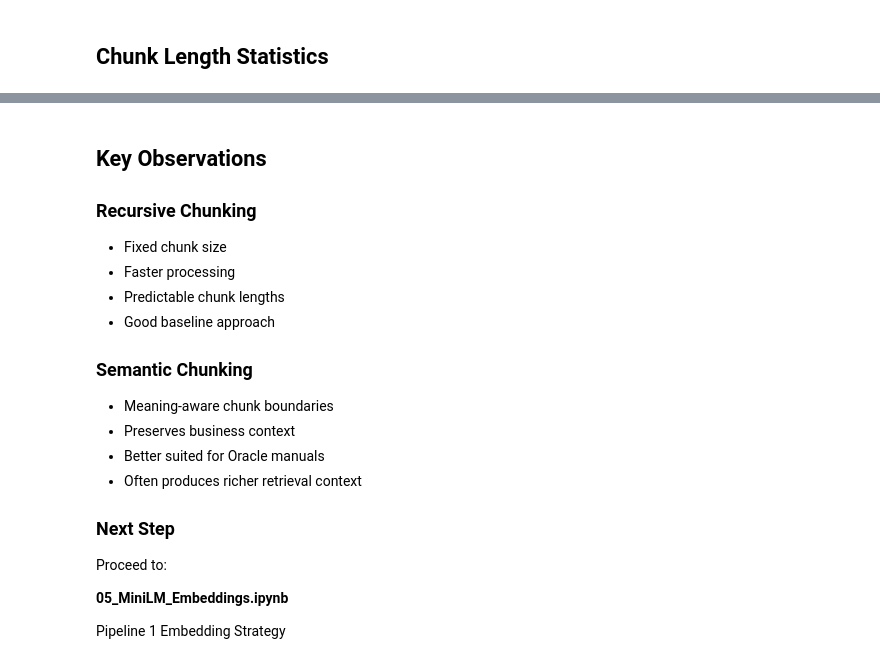
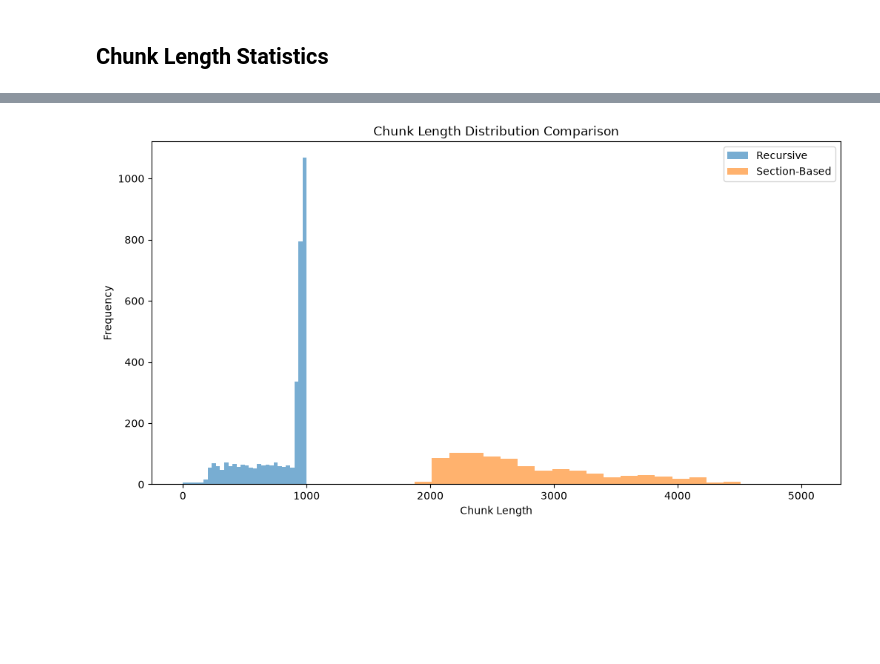
Before and after one commit to jnandanavanam-byte/oracle-rag-comparison-lab, a Jupyter notebook: notebooks/04_Chunking_Comparison.ipynb, the cells around one changed output, grey strips where cells are left out. Cells and saved outputs as stored; diff of their text form; code cells hidden in the pictures; blank space fills up the shorter version.

Commit message:
Implement chunking comparison and finalize chunking strategies

```diff
--- a/notebooks/04_Chunking_Comparison.ipynb
+++ b/notebooks/04_Chunking_Comparison.ipynb
@@ -166,11 +197,11 @@ Inspect a sample chunk produced by Recursive Character Chunking.
 # %%
-print("=" * 80)
+recursive_lengths = [
+    len(chunk.page_content)
+    for chunk in recursive_chunks
+]
 
-print("RECURSIVE CHUNK SAMPLE")
-
-print("=" * 80)
-
-print(
-    recursive_chunks[0].page_content[:2000]
-)
+section_lengths = [
+    len(chunk.page_content)
+    for chunk in section_chunks
+]
 # %%
@@ -285,24 +299,40 @@ comparison_df
-# %% [markdown]
-## Key Observations
-
-### Recursive Chunking
-
-- Fixed chunk size
-- Faster processing
-- Predictable chunk lengths
-- Good baseline approach
-
-### Semantic Chunking
-
-- Meaning-aware chunk boundaries
-- Preserves business context
-- Better suited for Oracle manuals
-- Often produces richer retrieval context
-
-### Next Step
-
-Proceed to:
-
-**05_MiniLM_Embeddings.ipynb**
-
-Pipeline 1 Embedding Strategy
+# %%
+plt.figure(figsize=(12,6))
+
+plt.hist(
+    recursive_lengths,
+    bins=30,
+    alpha=0.6,
+    label="Recursive"
+)
+
+plt.hist(
+    section_lengths,
+    bins=30,
+    alpha=0.6,
+    label="Section-Based"
+)
+
+plt.title(
+    "Chunk Length Distribution Comparison"
+)
+
+plt.xlabel(
+    "Chunk Length"
+)
+
+plt.ylabel(
+    "Frequency"
+)
+
+plt.legend()
+
+plt.savefig(
+    "../screenshots/chunking/chunking_comparison.png",
+    dpi=300,
+    bbox_inches="tight"
+)
+
+plt.show()
+# %% [output]
+[figure, added]
```
Also changed, not shown: parts of 23 cells of this notebook, 6 other files.
